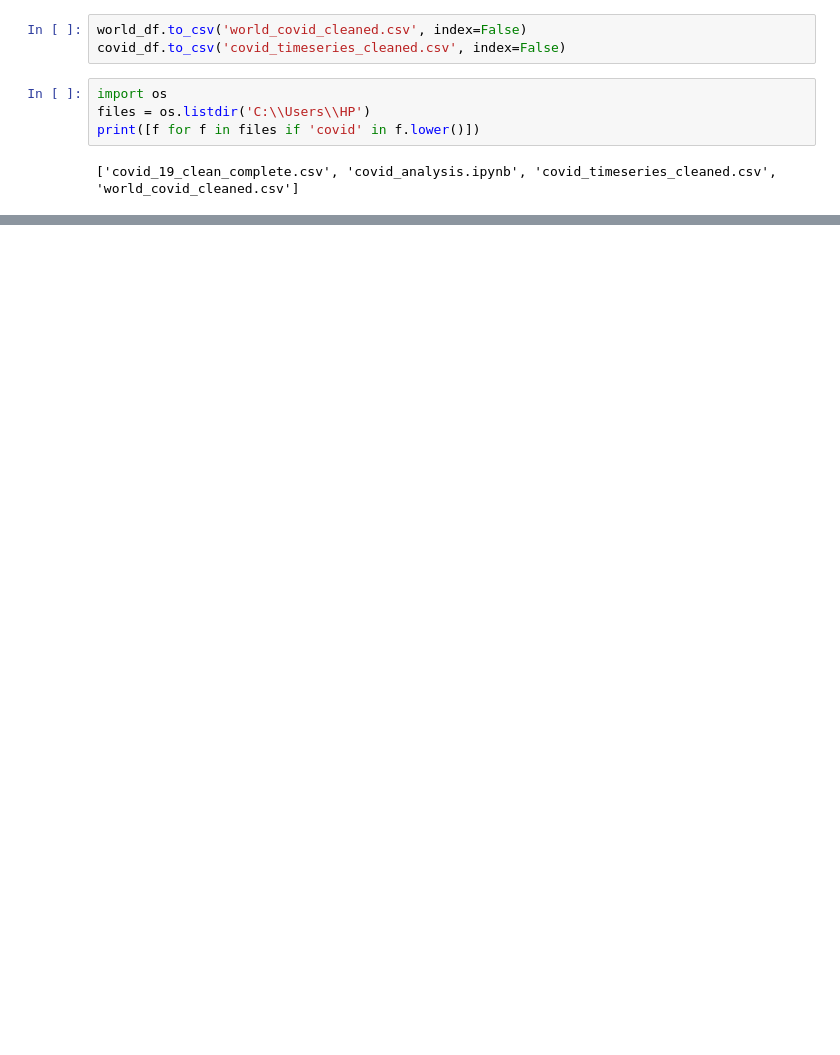
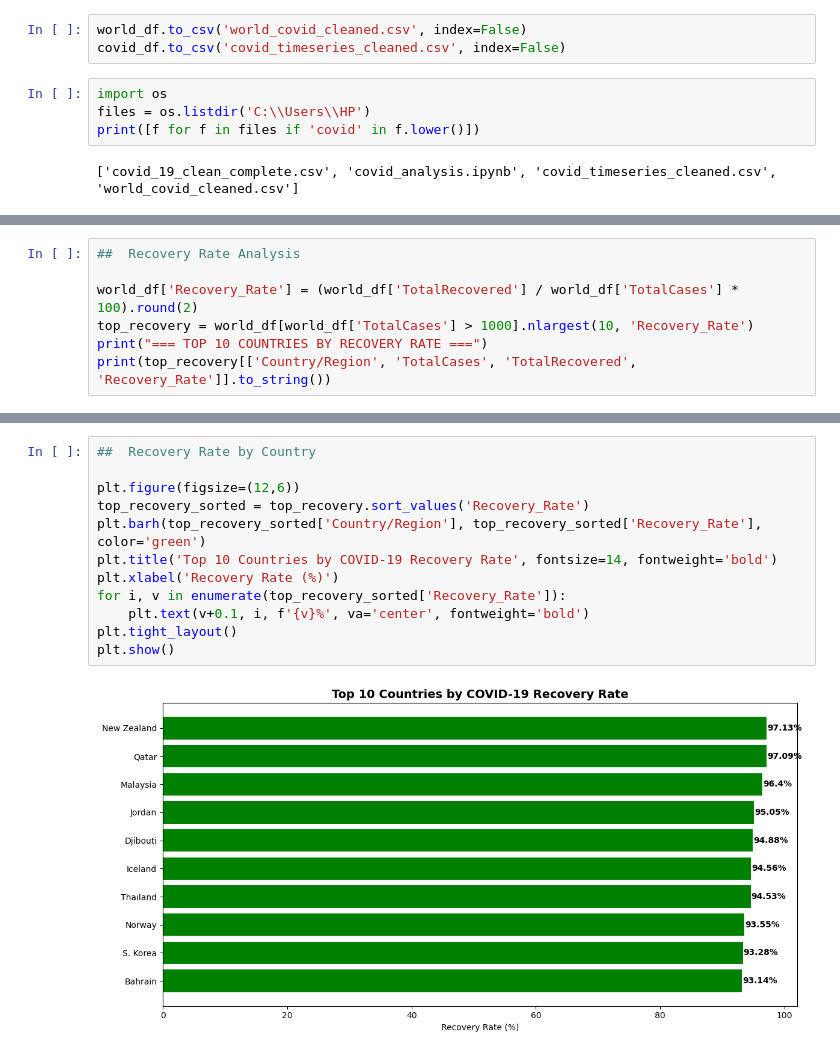
Before and after one commit to President-saad/COVID19-Data-Analysis, a Jupyter notebook: covid_analysis.ipynb, the cells around one changed output, grey strips where cells are left out. Cells and saved outputs as stored; diff of their text form; blank space fills up the shorter version.

```diff
--- a/covid_analysis.ipynb
+++ b/covid_analysis.ipynb
@@ -274,0 +210,7 @@ print([f for f in files if 'covid' in f.lower()])
+# %%
+##  Recovery Rate Analysis
+
+world_df['Recovery_Rate'] = (world_df['TotalRecovered'] / world_df['TotalCases'] * 100).round(2)
+top_recovery = world_df[world_df['TotalCases'] > 1000].nlargest(10, 'Recovery_Rate')
+print("=== TOP 10 COUNTRIES BY RECOVERY RATE ===")
+print(top_recovery[['Country/Region', 'TotalCases', 'TotalRecovered', 'Recovery_Rate']].to_string())
@@ -274,0 +322,14 @@ print([f for f in files if 'covid' in f.lower()])
+# %%
+##  Recovery Rate by Country
+
+plt.figure(figsize=(12,6))
+top_recovery_sorted = top_recovery.sort_values('Recovery_Rate')
+plt.barh(top_recovery_sorted['Country/Region'], top_recovery_sorted['Recovery_Rate'], color='green')
+plt.title('Top 10 Countries by COVID-19 Recovery Rate', fontsize=14, fontweight='bold')
+plt.xlabel('Recovery Rate (%)')
+for i, v in enumerate(top_recovery_sorted['Recovery_Rate']):
+    plt.text(v+0.1, i, f'{v}%', va='center', fontweight='bold')
+plt.tight_layout()
+plt.show()
+# %% [output]
+[figure, added]
```
Also changed, not shown: parts of 30 cells of this notebook, 3 other files.
